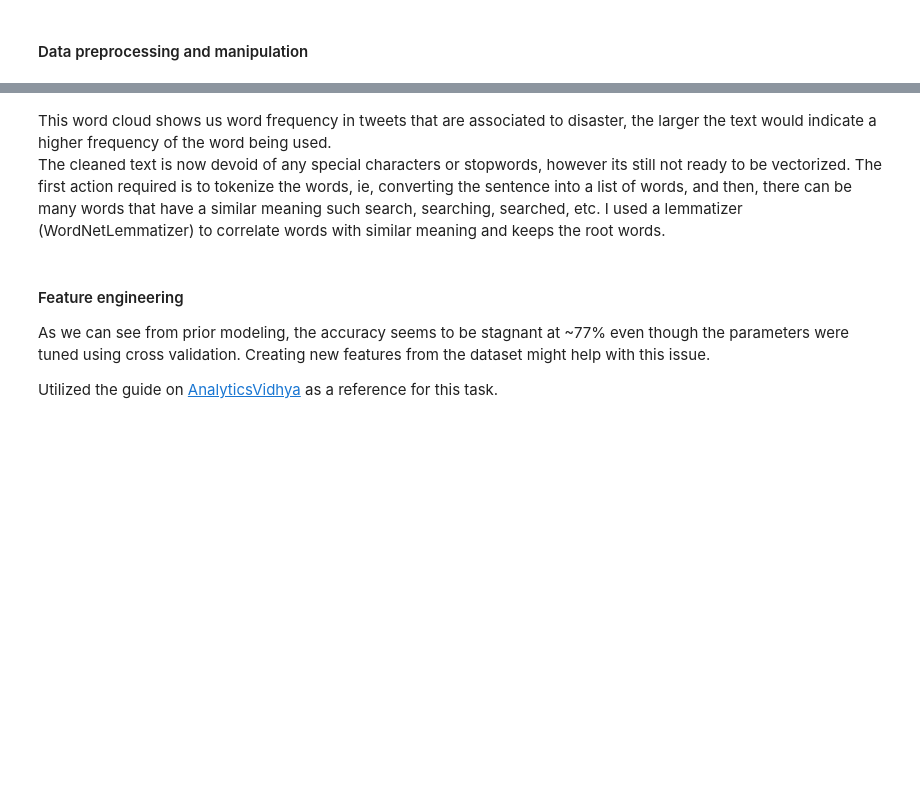
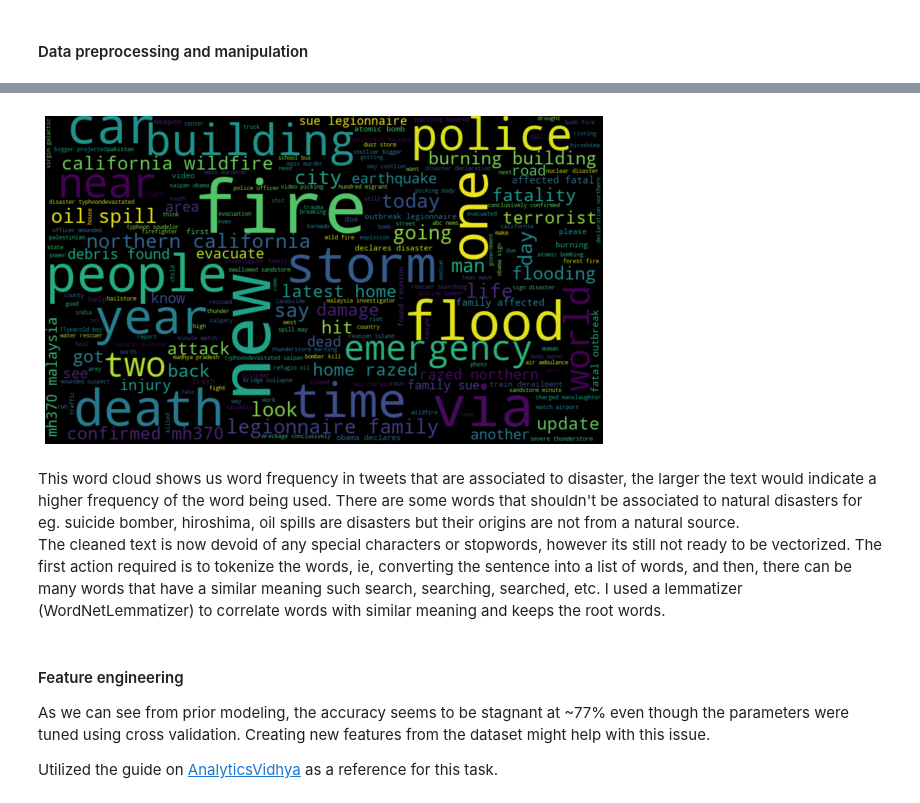
Before and after one commit to yepterence/Project-Cymopolea, a Jupyter notebook: text-processing.ipynb, the cells around one changed output, grey strips where cells are left out. Drawn from its saved outputs; the diff is of its cells as text; code cells hidden in the pictures; blank space fills up the shorter version.

```diff
--- a/text-processing.ipynb
+++ b/text-processing.ipynb
@@ -79,7 +180,7 @@ def clean_text_lm(text):
     # lemmatize and store in list format
     lem_text = [wn.lemmatize(word) for word in re.split('\W+',doc_lower_nospc)]
     #  removes any nonsensical words
-    lem_text = [word for word in lem_text if len(word) > 2]
+    lem_text = [word for word in lem_text if len(word) > 2 and word != 'amp']
 
      # join list into string with no stopwords
     no_stop_docs = ' '.join([word for word in lem_text if word not in eng_stop])
@@ -99,14 +214,20 @@ X_test.head()
 # %%
+# Apply cleaning function on raw text
 raw_['cleaned_text'] = cleaner(raw_['text'])
+
+# Generate word cloud for text labeled as disasters
 disaster_words = ' '.join(word for word in raw_['cleaned_text'][raw_['target']==1])
 wordcloud = WordCloud(width=850, height=500, max_font_size=110).generate(disaster_words)
 plt.figure(figsize=(10,7))
 plt.imshow(wordcloud, interpolation='bilinear')
 plt.axis('off')
 plt.show()
-wordcloud.to_file('images/disaster_wordcloud.jpg')
+# wordcloud.to_file('images/disaster_wordcloud.jpg')
+# %% [output]
+[figure, added]
 # %% [markdown]
-This word cloud shows us word frequency in tweets that are associated to disaster, the larger the text would indicate a higher frequency of the word being used.
+This word cloud shows us word frequency in tweets that are associated to disaster, the larger the text would indicate a higher frequency of the word being used. There are some words that shouldn't be associated to natural disasters for eg. suicide bomber, hiroshima, oil spills are disasters but their origins are not from a natural source.
+<br>
 The cleaned text is now devoid of any special characters or stopwords, however its still not ready to be vectorized. The first action required is to tokenize the words, ie, converting the sentence into a list of words, and then, there can be many words that have a similar meaning such search, searching, searched, etc. I used a lemmatizer (WordNetLemmatizer) to correlate words with similar meaning and keeps the root words.
 # %% [markdown]
 #### Feature engineering
```
Also changed, not shown: parts of 25 cells of this notebook.
